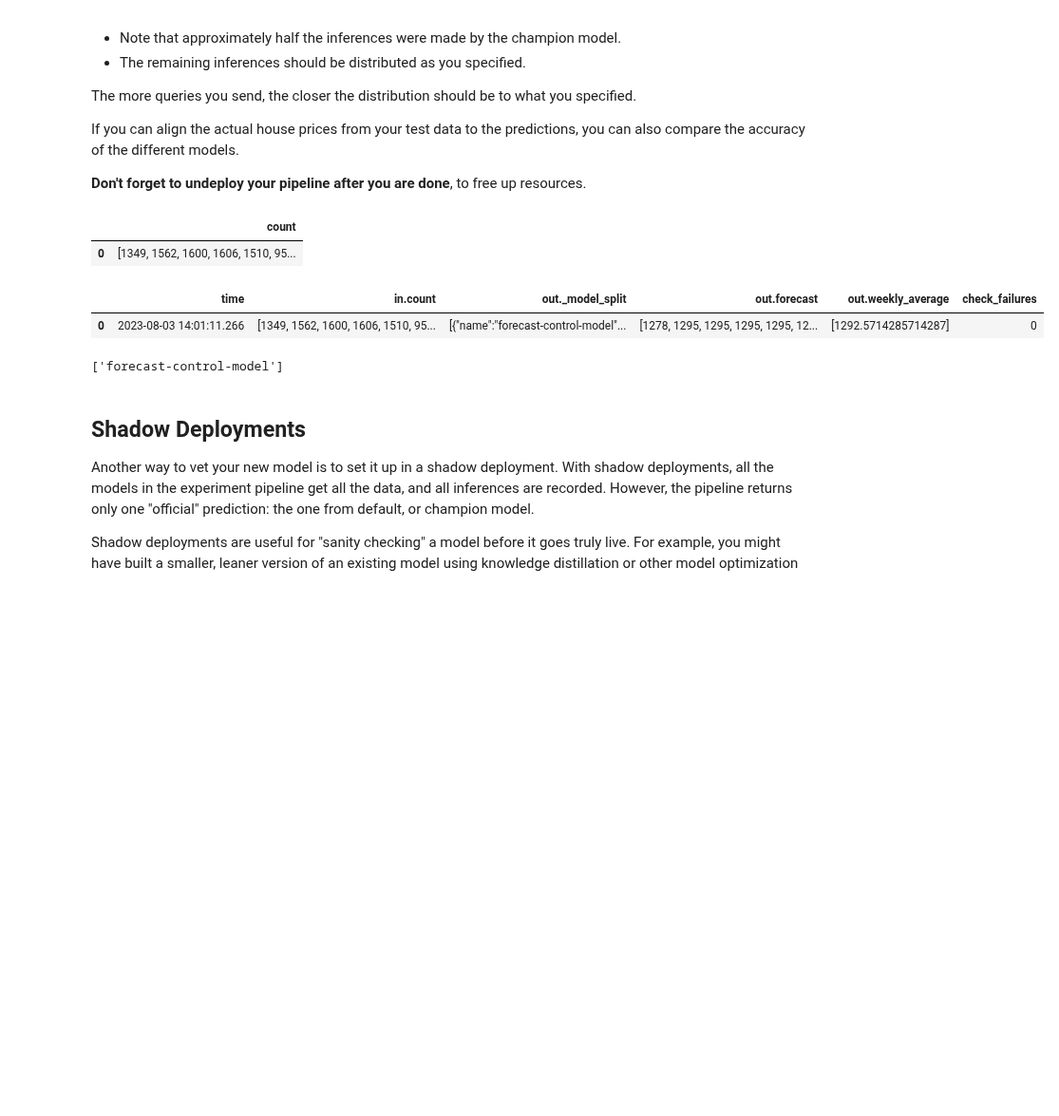
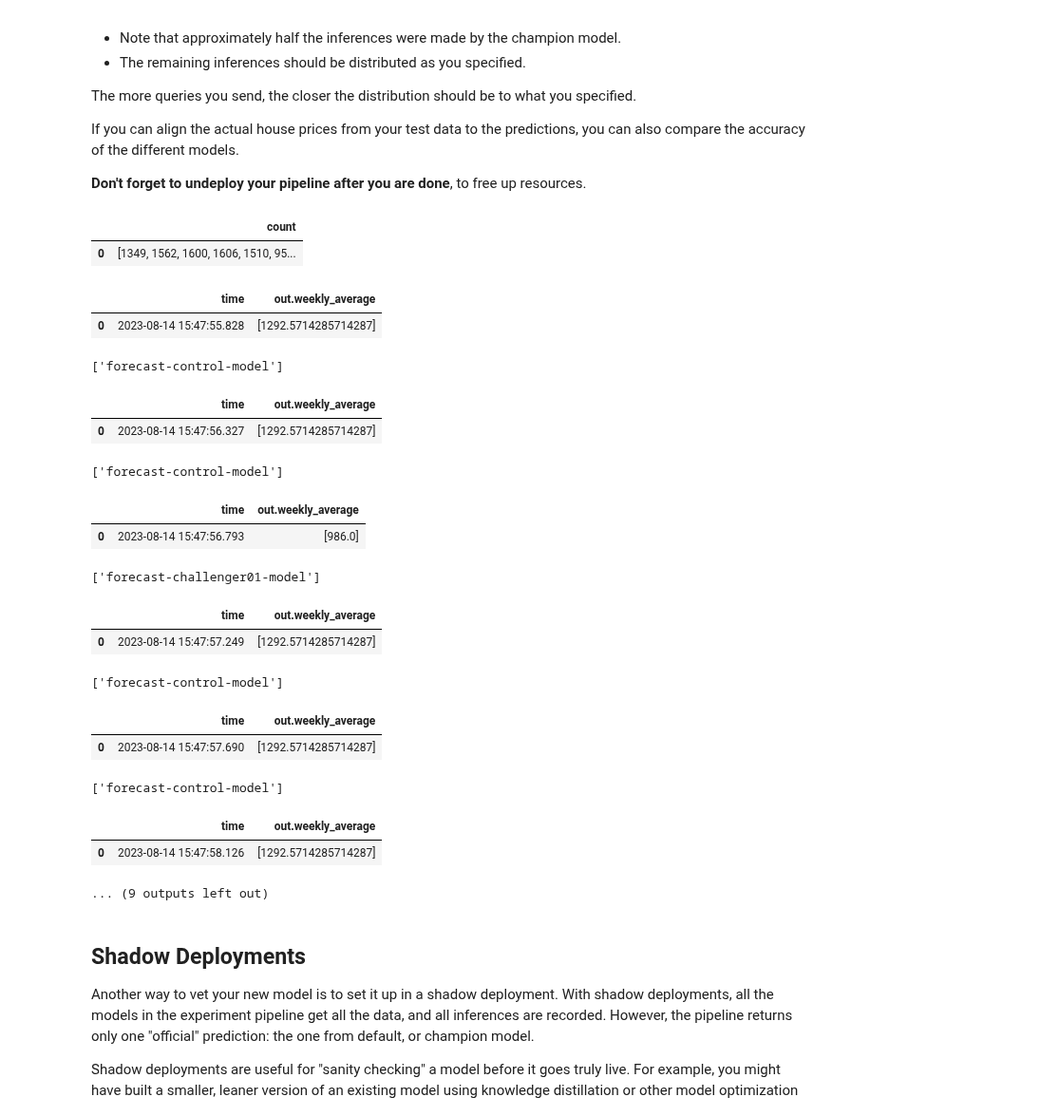
Before and after one commit to WallarooLabs/Workshops, a Jupyter notebook: Forecasting/Retail-CPG/with-code/N2_production_experiments-with-code.ipynb, the cells around one changed output. Shown at 95% size. Drawn from its saved outputs; the diff is of its cells as text; code cells hidden in the pictures; blank space fills up the shorter version.

```diff
--- a/Forecasting/Retail-CPG/with-code/N2_production_experiments-with-code.ipynb
+++ b/Forecasting/Retail-CPG/with-code/N2_production_experiments-with-code.ipynb
@@ -159,7 +191,7 @@ def get_pipeline(pname, plist = wl.get_current_workspace().pipelines()):
 # %%
 # use the space here for retrieving the pipeline
 
-pipeline_name = 'cv-retail-pipeline'
+pipeline_name = 'forecast-workshop-pipeline'
 
 pipeline = get_pipeline(pipeline_name)
 # %% [markdown]
@@ -234,10 +266,6 @@ challenger = get_model("challenger")
 # blank space to get the model(s)
 
 
-mobilenet_model_name = 'mobilenet'
+control_model_name = 'forecast-control-model'
 
-mobilenet_model = get_model(mobilenet_model_name)
-
-module_post_process_name = 'cv-post-process-drift-detection'
-
-module_post_process = get_model(module_post_process_name)
+bike_day_model = get_model(control_model_name)
@@ -306,8 +326,7 @@ At the end of this exercise, you should have an A/B test deployment and be ready
 
 pipeline.undeploy()
 pipeline.clear()
-pipeline.add_random_split([(2, mobilenet_model), (1, resnet_model)])
-pipeline.add_model_step(module_post_process)
+pipeline.add_random_split([(2, bike_day_model), (1, challenger01_model), (1, challenger02_model)])
 pipeline.deploy()
 # %% [output]
 | name | forecast-workshop-pipeline |
@@ -376,41 +395,38 @@ The more queries you send, the closer the distribution should be to what you spe
 If you can align the actual house prices from your test data to the predictions, you can also compare the accuracy of the different models.
 
 **Don't forget to undeploy your pipeline after you are done**, to free up resources.
-# %%
-## blank space to test one inference
-
-##  blank space to create test data, and send some data to your model
-
-##  blank space to create test data, and send some data to your model
-
-image = '../data/images/input/example/dairy_bottles.png'
-
-width, height = 640, 480
-dfImage, resizedImage = cvDemo.loadImageAndConvertToDataframe(image,
-                                                              width,
-                                                              height
-                                                              )
-
-results = pipeline.infer(dfImage)
-display(results)
 # %%
 # blank space to send queries to A/B test pipeline and examine the results
 
 sample_count = pd.read_csv('../data/test_data.csv')
 inference_df = get_singleton_forecast(sample_count.loc[2:22], 'count')
 display(inference_df)
 
-results = pipeline.infer(inference_df)
-display(results.loc[:, ["time", "out._model_split", "out.weekly_average"]])
-
-
-display(get_names(results))
+for i in range(10):
+    results = pipeline.infer(inference_df)
+    display(results.loc[:, ["time", "out.weekly_average"]])
+    display(get_names(results))
 # %% [output]
 |  | count |
 | 0 | [1349, 1562, 1600, 1606, 1510, 95... |
-|  | time | in.count | out._model_split | out.forecast | out.weekly_average | check_failures |
-| 0 | 2023-08-03 14:01:11.266 | [1349, 1562, 1600, 1606, 1510, 95... | [{"name":"forecast-control-model"... | [1278, 1295, 1295, 1295, 1295, 12... | [1292.5714285714287] | 0 |
+|  | time | out.weekly_average |
+| 0 | 2023-08-14 15:47:55.828 | [1292.5714285714287] |
 ['forecast-control-model']
+|  | time | out.weekly_average |
+| 0 | 2023-08-14 15:47:56.327 | [1292.5714285714287] |
+['forecast-control-model']
+|  | time | out.weekly_average |
+| 0 | 2023-08-14 15:47:56.793 | [986.0] |
+['forecast-challenger01-model']
+|  | time | out.weekly_average |
+| 0 | 2023-08-14 15:47:57.249 | [1292.5714285714287] |
+['forecast-control-model']
+|  | time | out.weekly_average |
+| 0 | 2023-08-14 15:47:57.690 | [1292.5714285714287] |
+['forecast-control-model']
+|  | time | out.weekly_average |
+| 0 | 2023-08-14 15:47:58.126 | [1292.5714285714287] |
+... (9 outputs left out)
 # %% [markdown]
 ## Shadow Deployments
 
```
Also changed, not shown: parts of 9 cells of this notebook, 1 other file.
